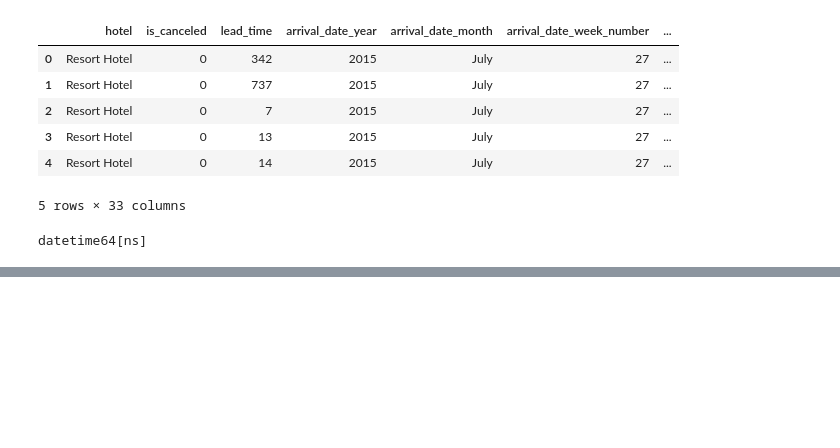
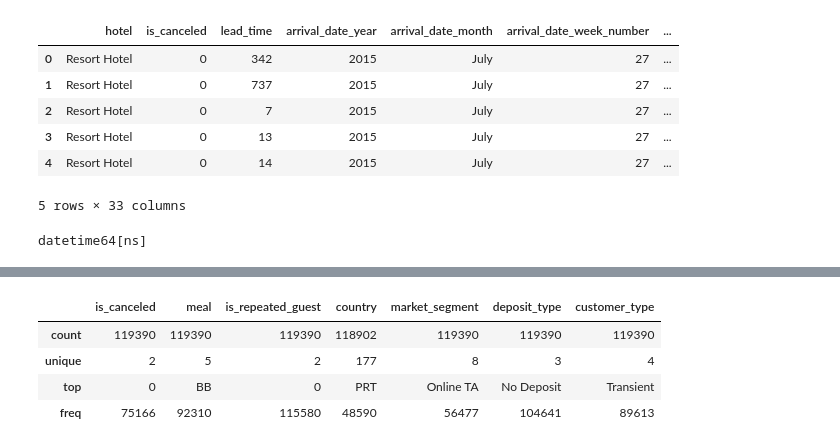
Before and after one commit to safaena123/DM_ML_Project, a Jupyter notebook: Part1.ipynb, the cells around one changed output, grey strips where cells are left out. Saved outputs shown, nothing was run; the diff lists cells and outputs as text; code cells hidden in the pictures; blank space fills up the shorter version.

```diff
--- a/Part1.ipynb
+++ b/Part1.ipynb
@@ -128,0 +153,11 @@ l.sum()
+# %%
+df2["is_canceled"]= df2["is_canceled"].astype(str)
+df2["is_repeated_guest"]= df2["is_repeated_guest"].astype(str)
+# %%
+df2.describe(include='all')
+# %% [output]
+|  | is_canceled | meal | is_repeated_guest | country | market_segment | deposit_type | customer_type |
+| count | 119390 | 119390 | 119390 | 118902 | 119390 | 119390 | 119390 |
+| unique | 2 | 5 | 2 | 177 | 8 | 3 | 4 |
+| top | 0 | BB | 0 | PRT | Online TA | No Deposit | Transient |
+| freq | 75166 | 92310 | 115580 | 48590 | 56477 | 104641 | 89613 |
```
Also changed, not shown: parts of 7 cells of this notebook.
